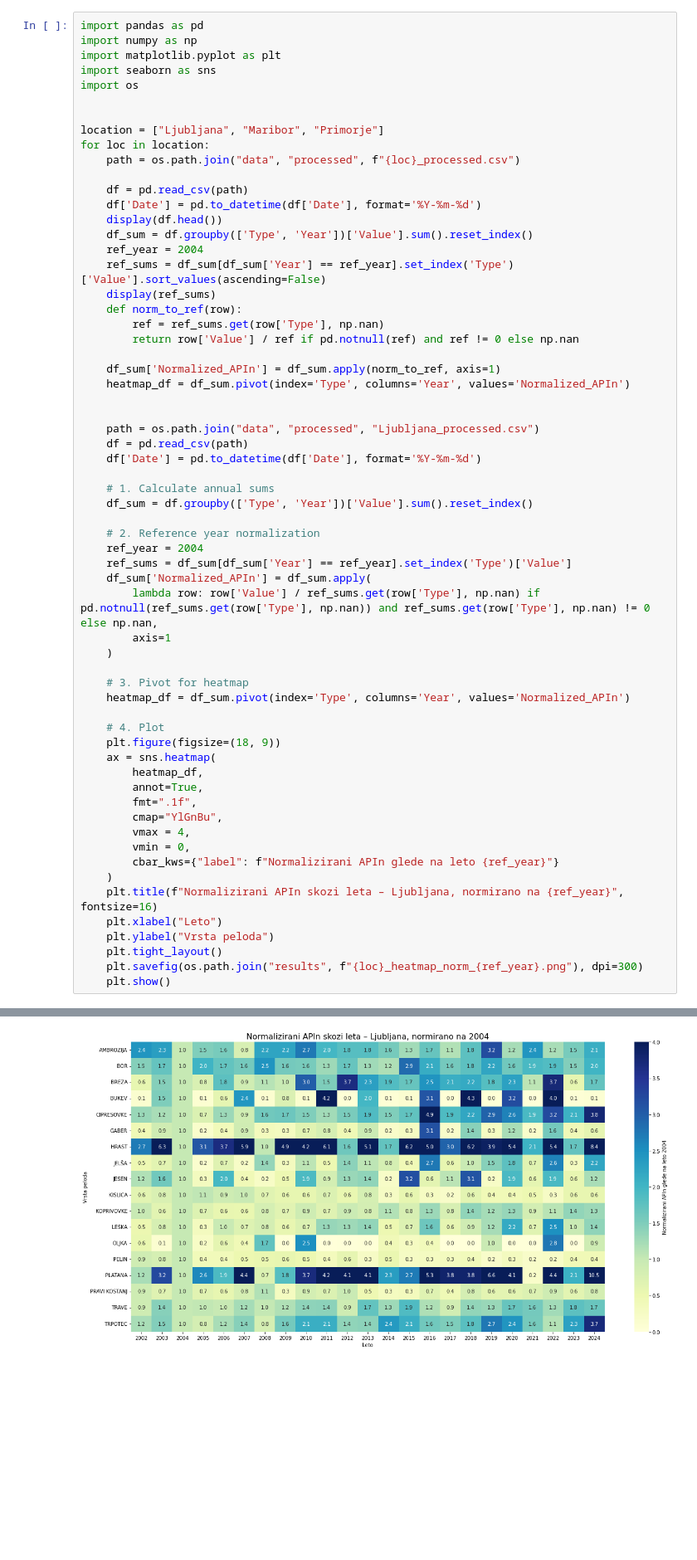
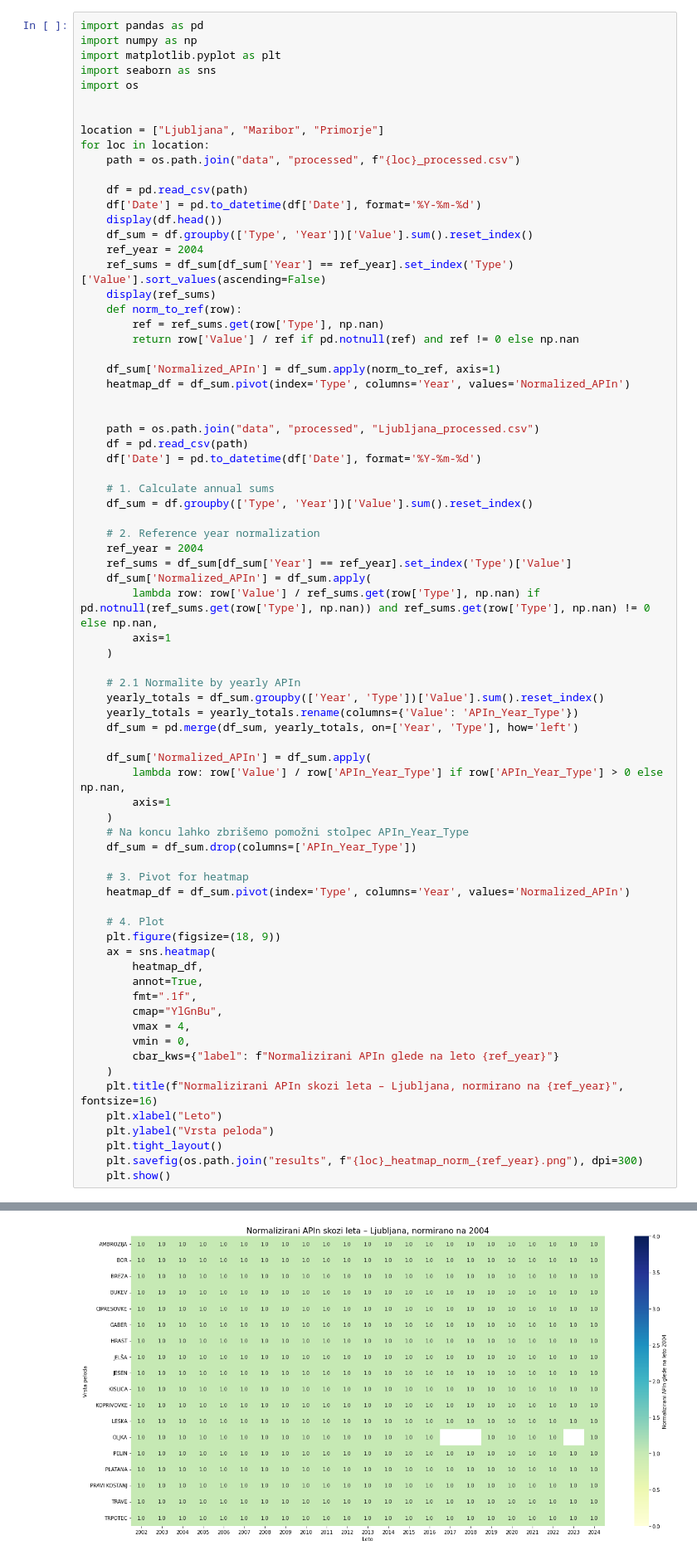
Before and after one commit to ReneMarkovic/Cvetni_prah_v2, a Jupyter notebook: testing_notebook.ipynb, the cells around one changed output, grey strips where cells are left out. Shown at 83% size. Drawn from its saved outputs; the diff is of its cells as text; blank space fills up the shorter version.

```diff
--- a/testing_notebook.ipynb
+++ b/testing_notebook.ipynb
@@ -40,6 +40,18 @@ for loc in location:
         axis=1
     )
 
+    # 2.1 Normalite by yearly APIn
+    yearly_totals = df_sum.groupby(['Year', 'Type'])['Value'].sum().reset_index()
+    yearly_totals = yearly_totals.rename(columns={'Value': 'APIn_Year_Type'})
+    df_sum = pd.merge(df_sum, yearly_totals, on=['Year', 'Type'], how='left')
+
+    df_sum['Normalized_APIn'] = df_sum.apply(
+        lambda row: row['Value'] / row['APIn_Year_Type'] if row['APIn_Year_Type'] > 0 else np.nan,
+        axis=1
+    )
+    # Na koncu lahko zbrišemo pomožni stolpec APIn_Year_Type
+    df_sum = df_sum.drop(columns=['APIn_Year_Type'])
+
     # 3. Pivot for heatmap
     heatmap_df = df_sum.pivot(index='Type', columns='Year', values='Normalized_APIn')
 
@@ -89,3 +101,3 @@ OLJKA              98.0
 Name: Value, dtype: float64
-[figure, old version]
+[figure, new version]
 |  | Date | Type | Value | Year | Skupina |
```
Also changed, not shown: parts of 4 cells of this notebook, 13 other files.
